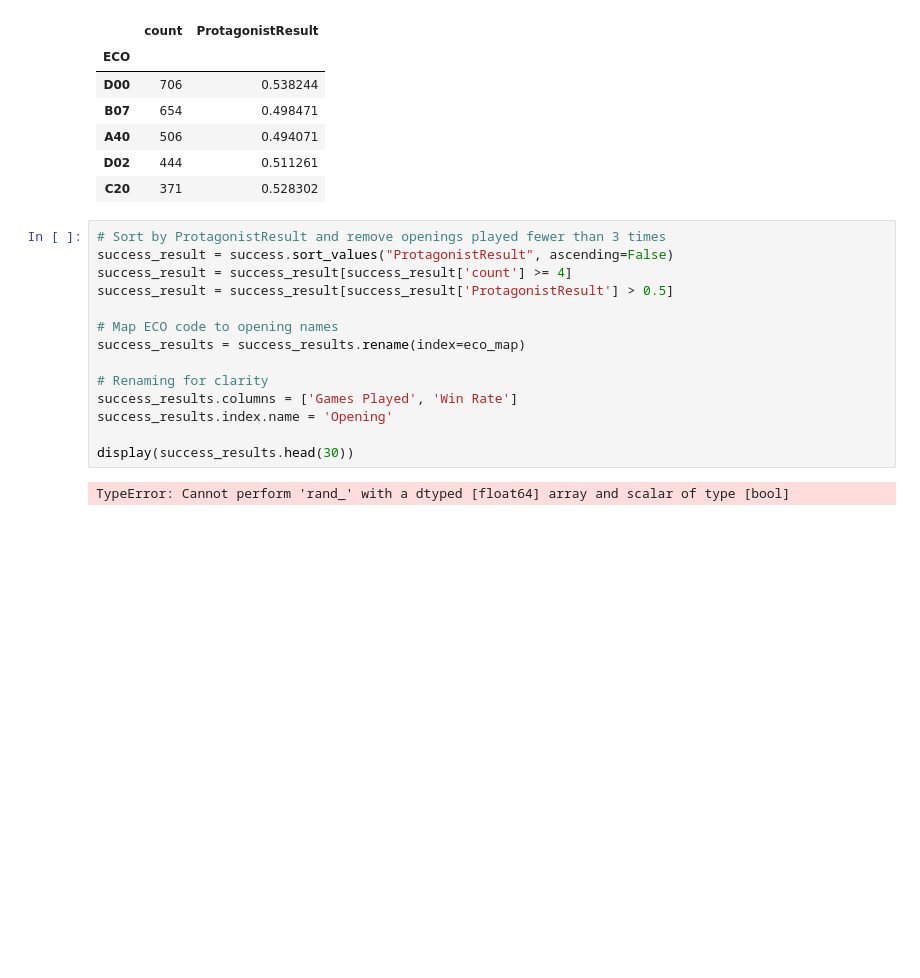
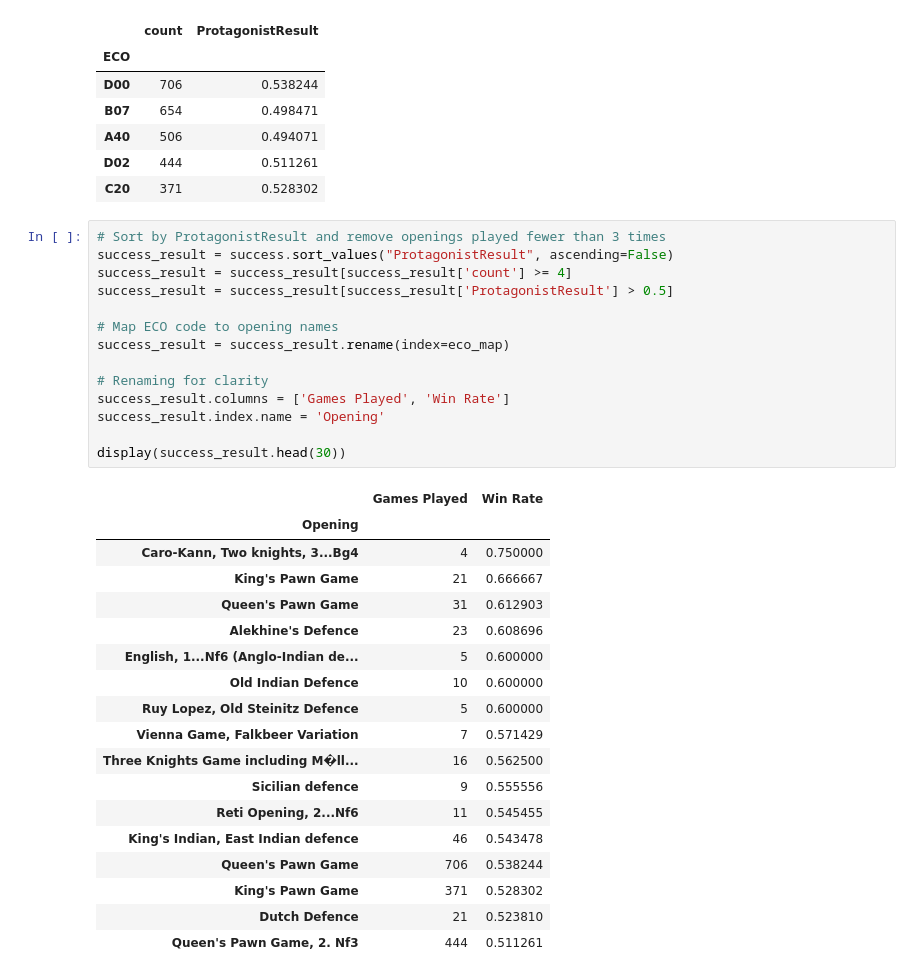
Before and after one commit to bryankeating10/WildHorse-Analytics-Chess-v2, a Jupyter notebook: Development/kingsk_data_preview.ipynb, the cells around one changed output. Drawn from its saved outputs; the diff is of its cells as text; blank space fills up the shorter version.

```diff
--- a/Development/kingsk_data_preview.ipynb
+++ b/Development/kingsk_data_preview.ipynb
@@ -199,16 +199,33 @@ display(success.head())
 # %%
 # Sort by ProtagonistResult and remove openings played fewer than 3 times
 success_result = success.sort_values("ProtagonistResult", ascending=False)
 success_result = success_result[success_result['count'] >= 4]
 success_result = success_result[success_result['ProtagonistResult'] > 0.5]
 
 # Map ECO code to opening names
-success_results = success_results.rename(index=eco_map)
+success_result = success_result.rename(index=eco_map)
 
 # Renaming for clarity
-success_results.columns = ['Games Played', 'Win Rate']
-success_results.index.name = 'Opening'
+success_result.columns = ['Games Played', 'Win Rate']
+success_result.index.name = 'Opening'
 
-display(success_results.head(30))
+display(success_result.head(30))
 # %% [output]
-TypeError: Cannot perform 'rand_' with a dtyped [float64] array and scalar of type [bool]
+|  | Games Played | Win Rate |
+| Opening |  |  |
+| Caro-Kann, Two knights, 3...Bg4 | 4 | 0.750000 |
+| King's Pawn Game | 21 | 0.666667 |
+| Queen's Pawn Game | 31 | 0.612903 |
+| Alekhine's Defence | 23 | 0.608696 |
+| English, 1...Nf6 (Anglo-Indian de... | 5 | 0.600000 |
+| Old Indian Defence | 10 | 0.600000 |
+| Ruy Lopez, Old Steinitz Defence | 5 | 0.600000 |
+| Vienna Game, Falkbeer Variation | 7 | 0.571429 |
+| Three Knights Game including M�ll... | 16 | 0.562500 |
+| Sicilian defence | 9 | 0.555556 |
+| Reti Opening, 2...Nf6 | 11 | 0.545455 |
+| King's Indian, East Indian defence | 46 | 0.543478 |
+| Queen's Pawn Game | 706 | 0.538244 |
+| King's Pawn Game | 371 | 0.528302 |
+| Dutch Defence | 21 | 0.523810 |
+| Queen's Pawn Game, 2. Nf3 | 444 | 0.511261 |
```
